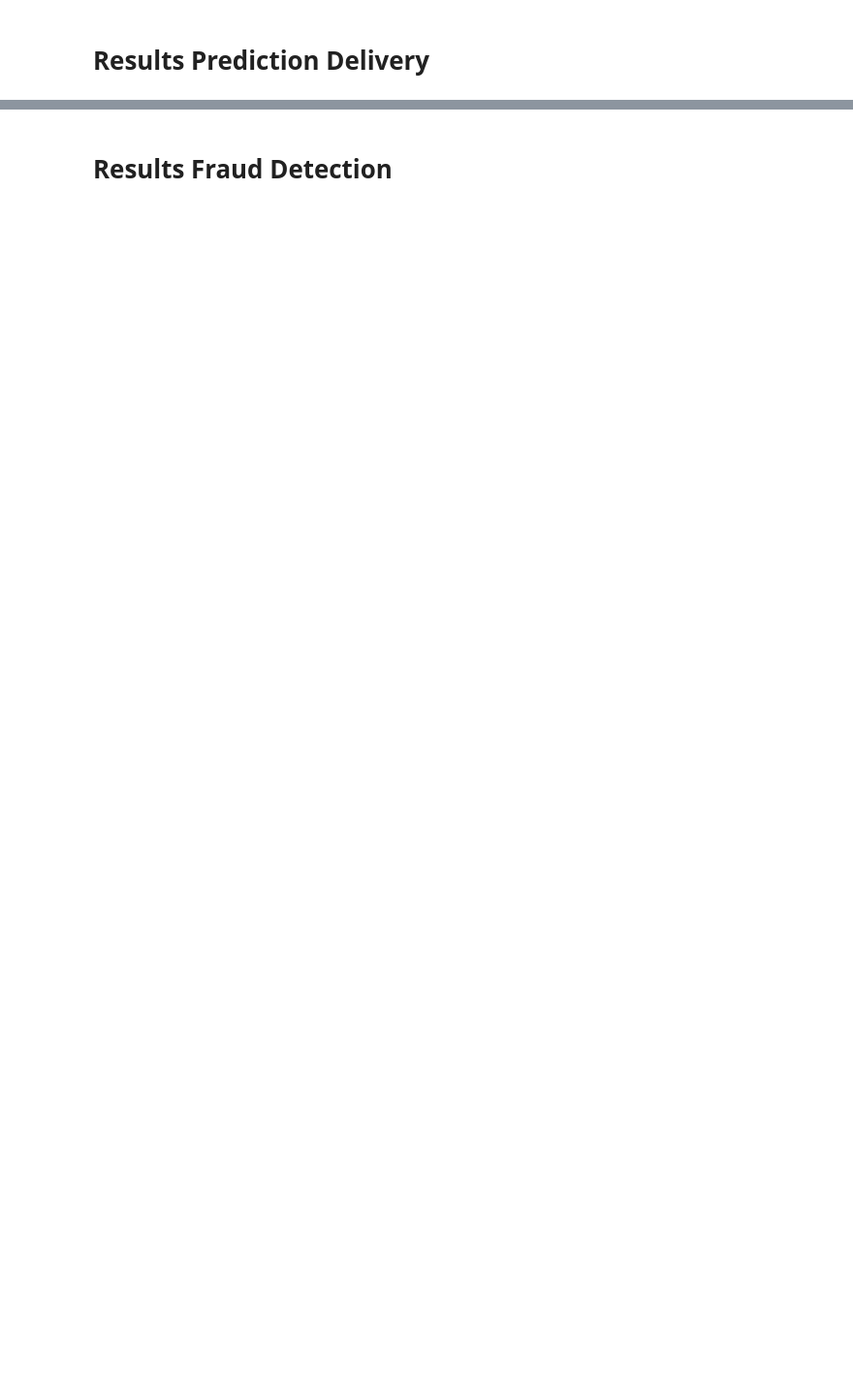
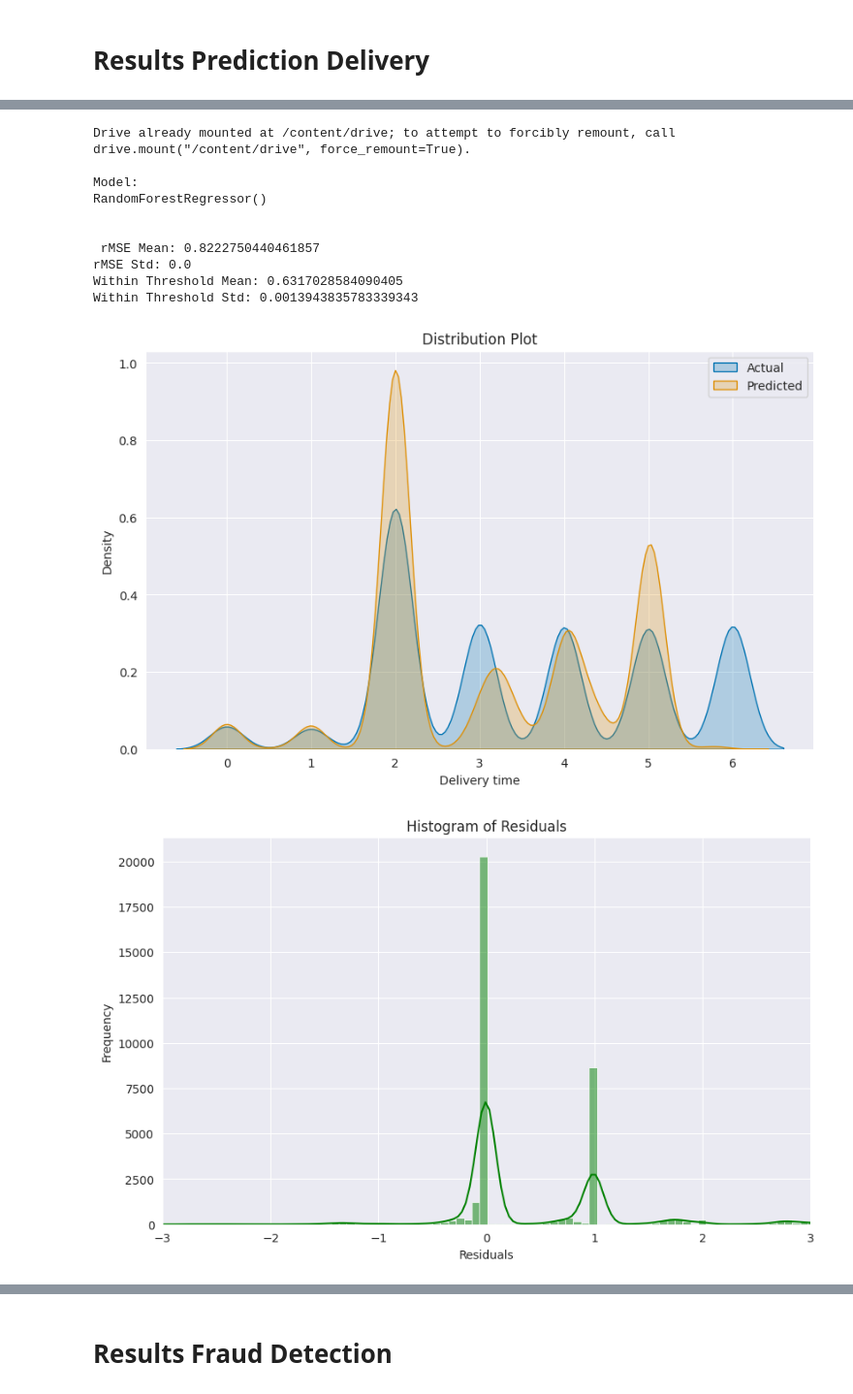
Before and after one commit to giakomorssi/Fraud-and-Delivery, a Jupyter notebook: 04_Results.ipynb, the cells around one changed output, grey strips where cells are left out. Shown at 97% size. Cells and saved outputs as stored; diff of their text form; code cells hidden in the pictures; blank space fills up the shorter version.

```diff
--- a/04_Results.ipynb
+++ b/04_Results.ipynb
@@ -57,0 +38,17 @@ RMSE:  0.8955475240467585
+# %%
+from functions import prediction_pkl
+
+prediction_pkl()
+# %% [output]
+Drive already mounted at /content/drive; to attempt to forcibly remount, call drive.mount("/content/drive", force_remount=True).
+
+Model:
+RandomForestRegressor()
+
+
+ rMSE Mean: 0.8222750440461857
+rMSE Std: 0.0
+Within Threshold Mean: 0.6317028584090405
+Within Threshold Std: 0.0013943835783339343
+[figure, added]
+[figure, added]
```
Also changed, not shown: parts of 5 cells of this notebook.
